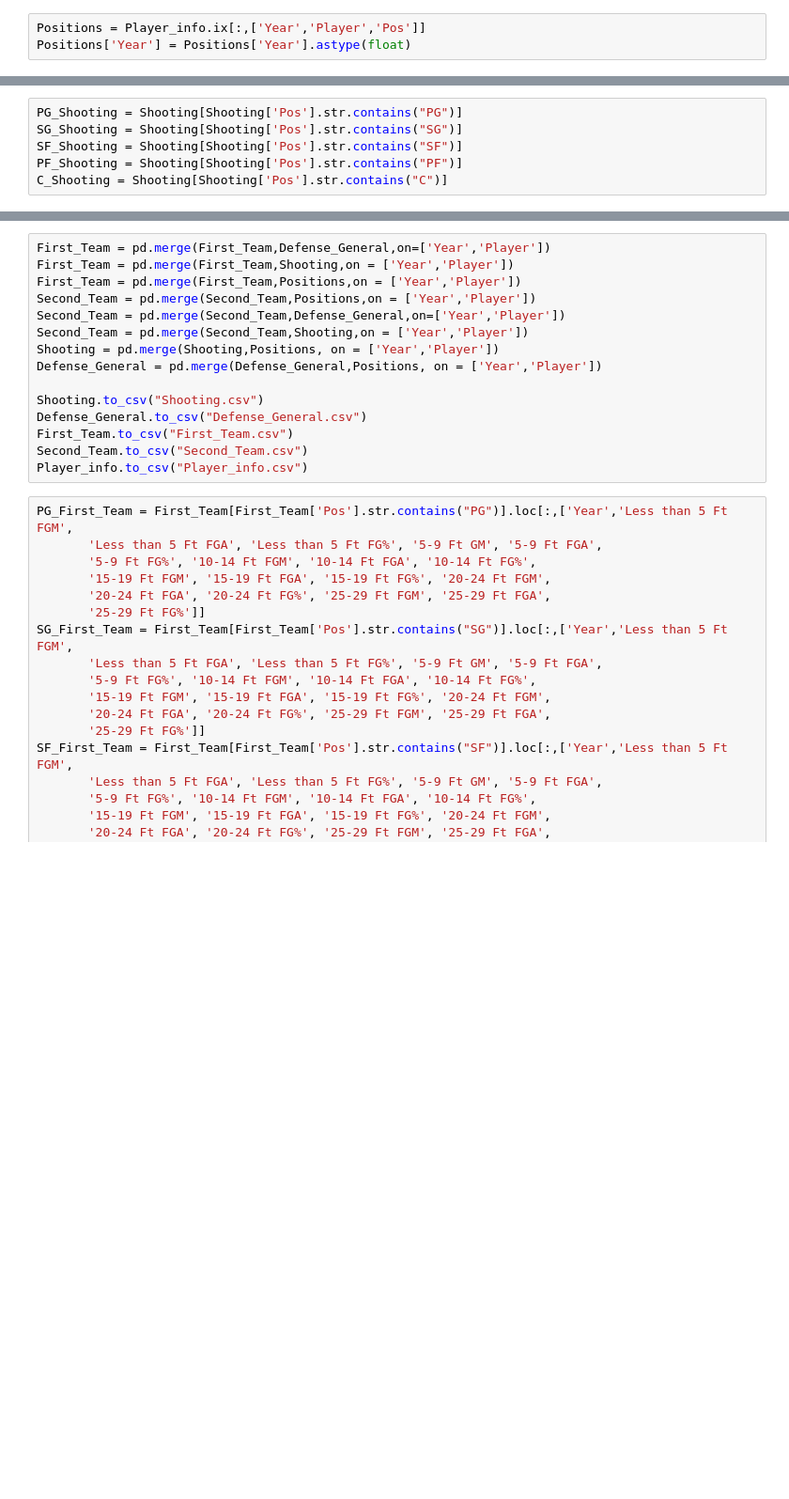
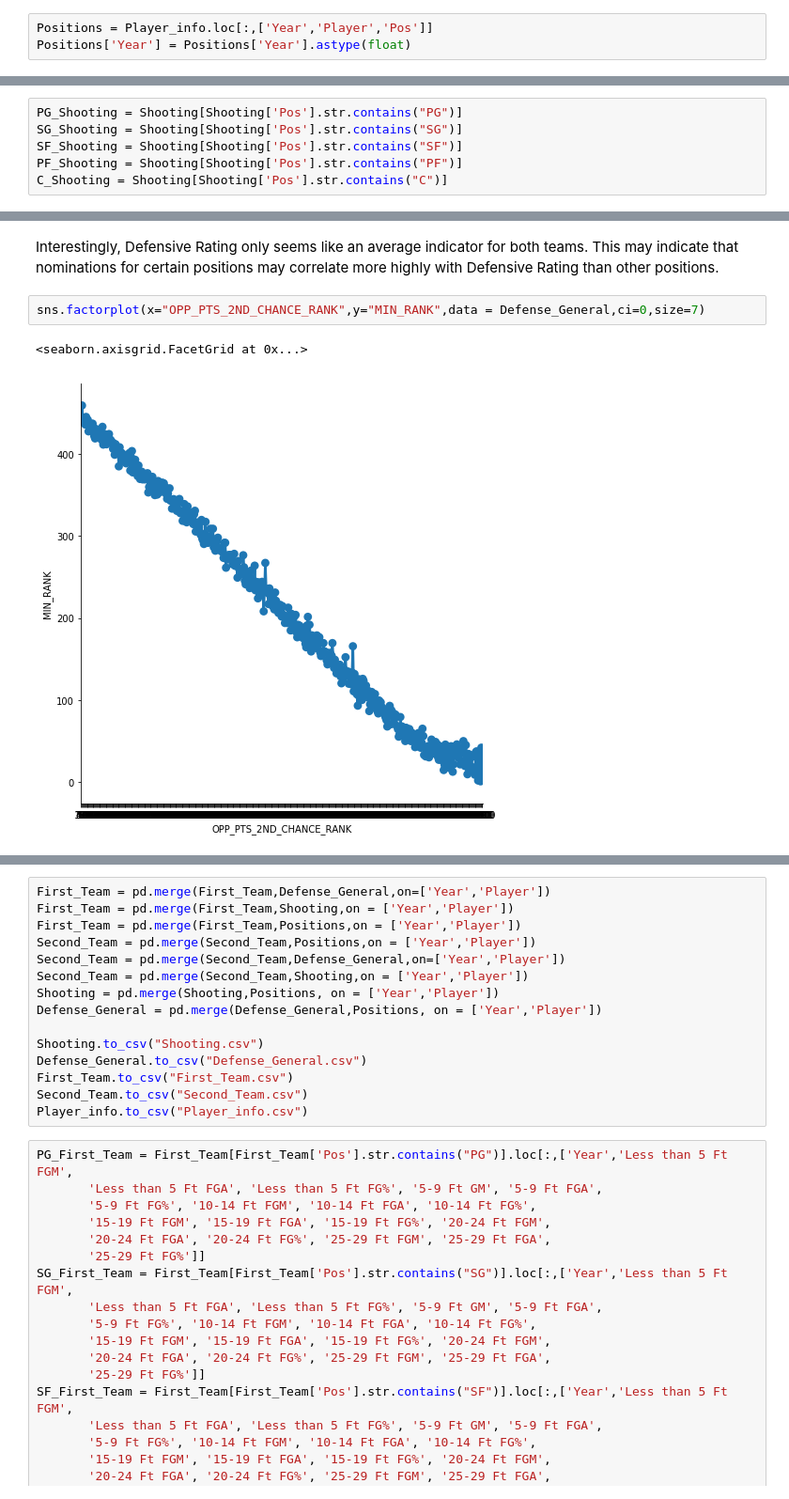
Before and after one commit to jon88cho/Basketball, a Jupyter notebook: Defense/Defensive_Impact.ipynb, the cells around one changed output, grey strips where cells are left out. Shown at 94% size. Saved outputs shown, nothing was run; the diff lists cells and outputs as text; blank space fills up the shorter version.

Commit message:
First Draft of Defense

```diff
--- a/Defense/Defensive_Impact.ipynb
+++ b/Defense/Defensive_Impact.ipynb
@@ -27,3 +50,3 @@ Player_info = pd.read_csv("Player_info.csv")
 # %%
-Positions = Player_info.ix[:,['Year','Player','Pos']]
+Positions = Player_info.loc[:,['Year','Player','Pos']]
 Positions['Year'] = Positions['Year'].astype(float)
@@ -88,0 +213,7 @@ C_Shooting = Shooting[Shooting['Pos'].str.contains("C")]
+# %% [markdown]
+Interestingly, Defensive Rating only seems like an average indicator for both teams. This may indicate that nominations for certain positions may correlate more highly with Defensive Rating than other positions.
+# %%
+sns.factorplot(x="OPP_PTS_2ND_CHANCE_RANK",y="MIN_RANK",data = Defense_General,ci=0,size=7)
+# %% [output]
+<seaborn.axisgrid.FacetGrid at 0x...>
+[figure, added]
```
Also changed, not shown: parts of 57 cells of this notebook, 1 other file.
